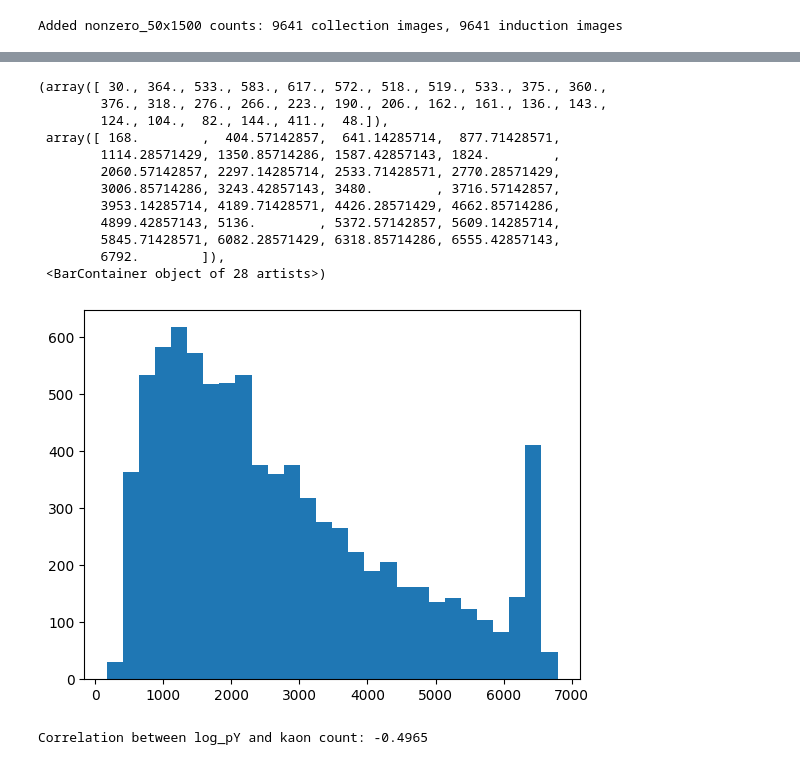
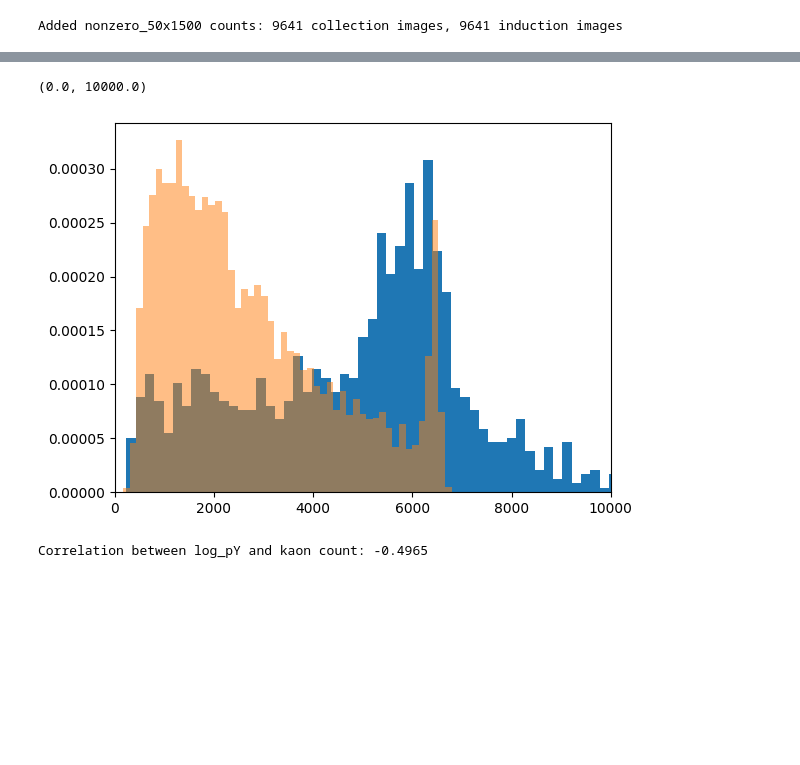
Before and after one commit to mohummudh/proton-deuteron, a Jupyter notebook: kaons/protons-kaons.ipynb, the cells around one changed output, grey strips where cells are left out. Cells and saved outputs as stored; diff of their text form; code cells hidden in the pictures; blank space fills up the shorter version.

```diff
--- a/kaons/protons-kaons.ipynb
+++ b/kaons/protons-kaons.ipynb
@@ -1611,19 +1601,10 @@ plt.hist(col[col['particle_type'] == 'kaon']['nonzero_50x1500'], bins='auto')
 # %%
-plt.hist(col[col['particle_type'] == 'proton']['nonzero_50x1500'], bins='auto')
+plt.hist(col[col['particle_type'] == 'kaon']['nonzero_50x1500'], bins=100, density=True)
+plt.hist(col[col['particle_type'] == 'proton']['nonzero_50x1500'], bins=50, alpha=0.5, density=True)
+plt.xlim(0, 10000)
 # %% [output]
-(array([ 30., 364., 533., 583., 617., 572., 518., 519., 533., 375., 360.,
-        376., 318., 276., 266., 223., 190., 206., 162., 161., 136., 143.,
-        124., 104.,  82., 144., 411.,  48.]),
- array([ 168.        ,  404.57142857,  641.14285714,  877.71428571,
-        1114.28571429, 1350.85714286, 1587.42857143, 1824.        ,
-        2060.57142857, 2297.14285714, 2533.71428571, 2770.28571429,
-        3006.85714286, 3243.42857143, 3480.        , 3716.57142857,
-        3953.14285714, 4189.71428571, 4426.28571429, 4662.85714286,
-        4899.42857143, 5136.        , 5372.57142857, 5609.14285714,
-        5845.71428571, 6082.28571429, 6318.85714286, 6555.42857143,
-        6792.        ]),
- <BarContainer object of 28 artists>)
+(0.0, 10000.0)
-[figure, old version]
+[figure, new version]
 # %%
 k_count = col[col['particle_type'] == 'kaon']['nonzero_50x1500'].values
 p_count = col[col['particle_type'] == 'proton']['nonzero_50x1500'].values
```
Also changed, not shown: parts of 3 cells of this notebook, 2 other files.
